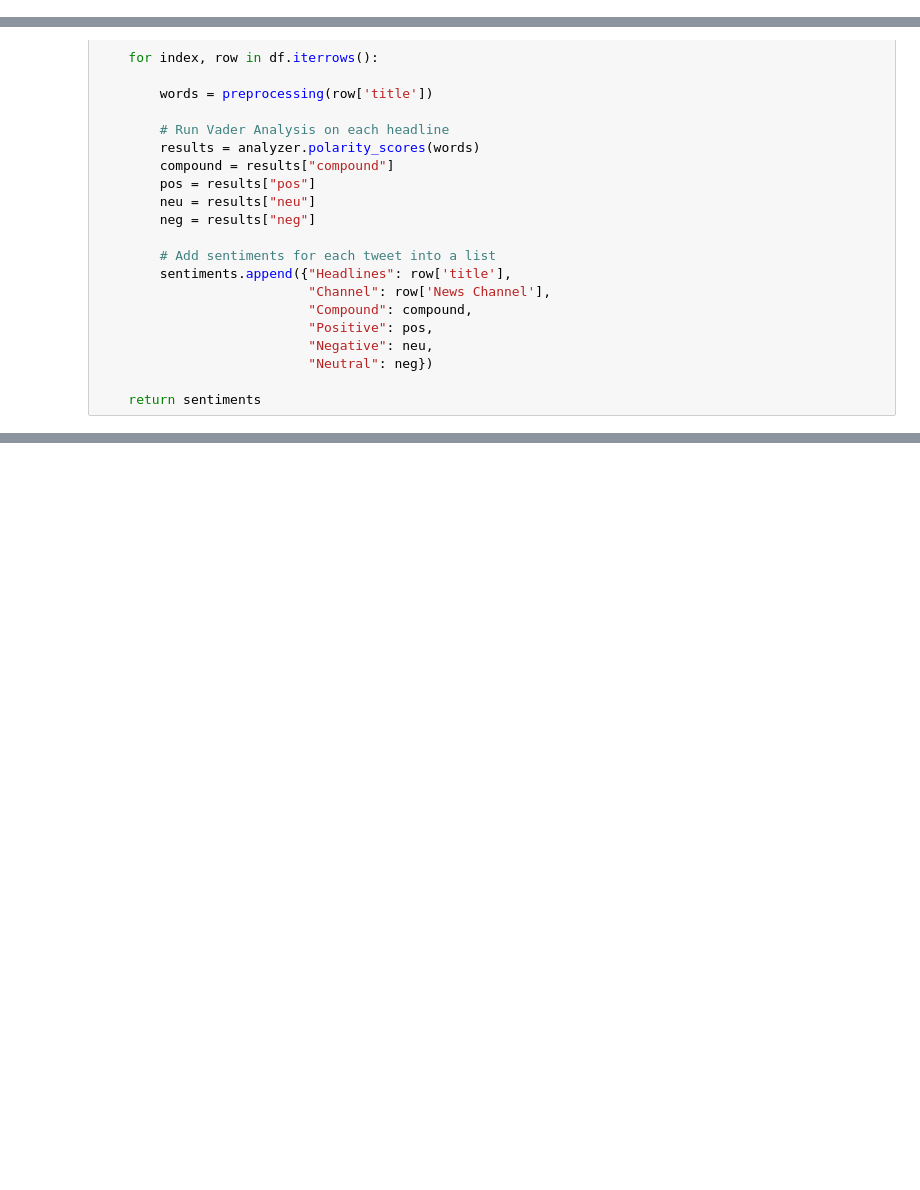
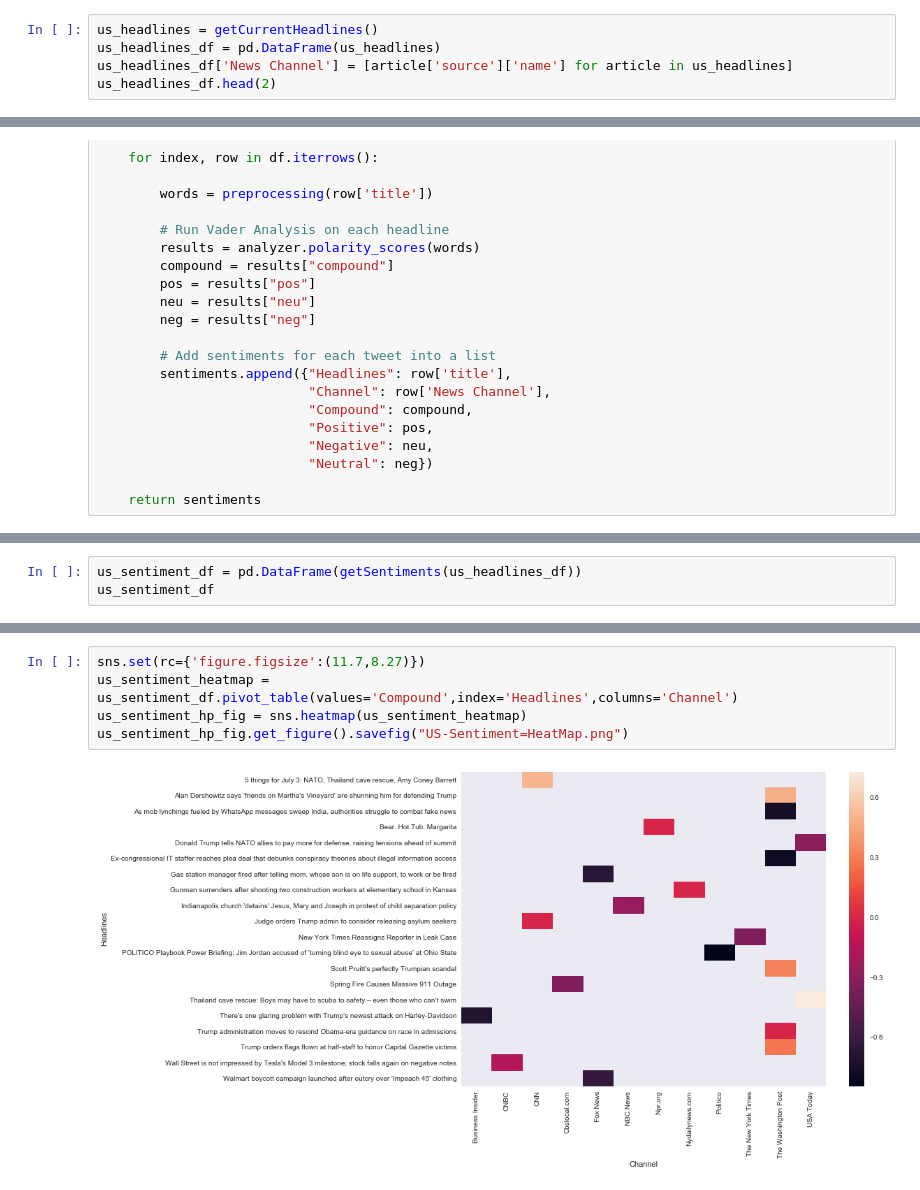
Before and after one commit to bsadagopa/Project1, a Jupyter notebook: TodaysNewsTrend.ipynb, the cells around one changed output, grey strips where cells are left out. Cells and saved outputs as stored; diff of their text form; blank space fills up the shorter version.

```diff
--- a/TodaysNewsTrend.ipynb
+++ b/TodaysNewsTrend.ipynb
@@ -198,0 +191,5 @@ news_top_headlines_df.head(3)
+# %%
+us_headlines = getCurrentHeadlines()
+us_headlines_df = pd.DataFrame(us_headlines)
+us_headlines_df['News Channel'] = [article['source']['name'] for article in us_headlines]
+us_headlines_df.head(2)
@@ -413,0 +417,3 @@ analyser = SentimentIntensityAnalyzer()
+# %%
+us_sentiment_df = pd.DataFrame(getSentiments(us_headlines_df))
+us_sentiment_df
@@ -413,0 +438,7 @@ analyser = SentimentIntensityAnalyzer()
+# %%
+sns.set(rc={'figure.figsize':(11.7,8.27)})
+us_sentiment_heatmap = us_sentiment_df.pivot_table(values='Compound',index='Headlines',columns='Channel')
+us_sentiment_hp_fig = sns.heatmap(us_sentiment_heatmap)
+us_sentiment_hp_fig.get_figure().savefig("US-Sentiment=HeatMap.png")
+# %% [output]
+[figure, added]
```
Also changed, not shown: parts of 53 cells of this notebook.
